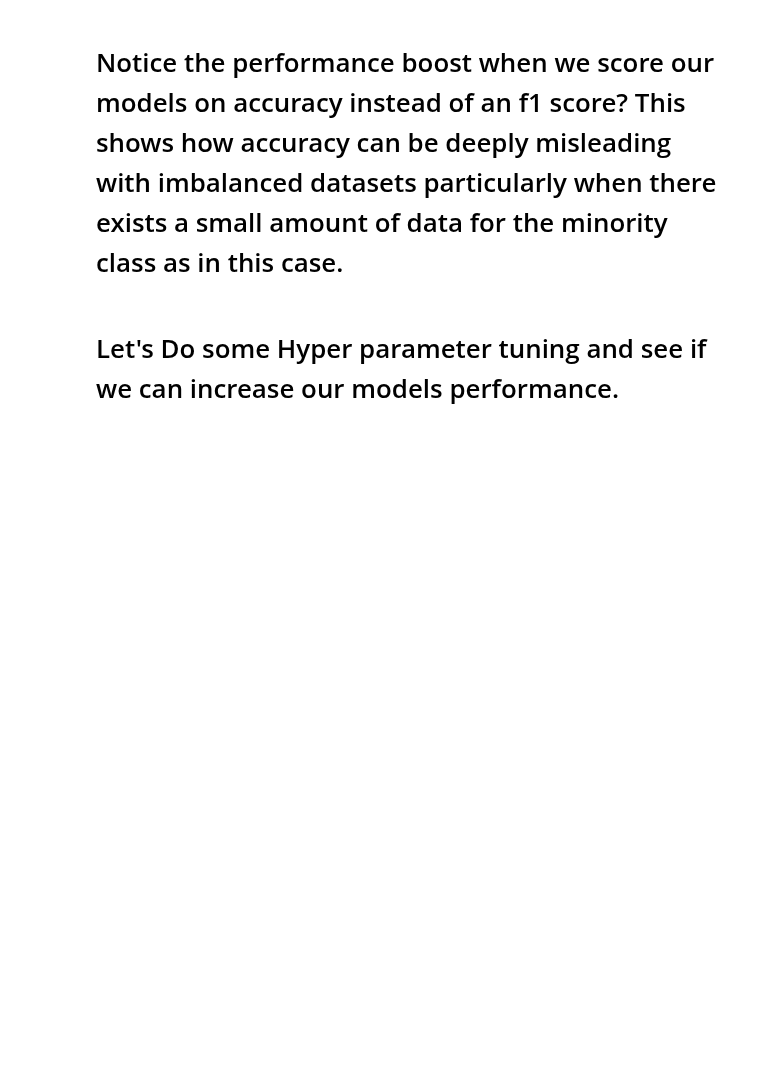
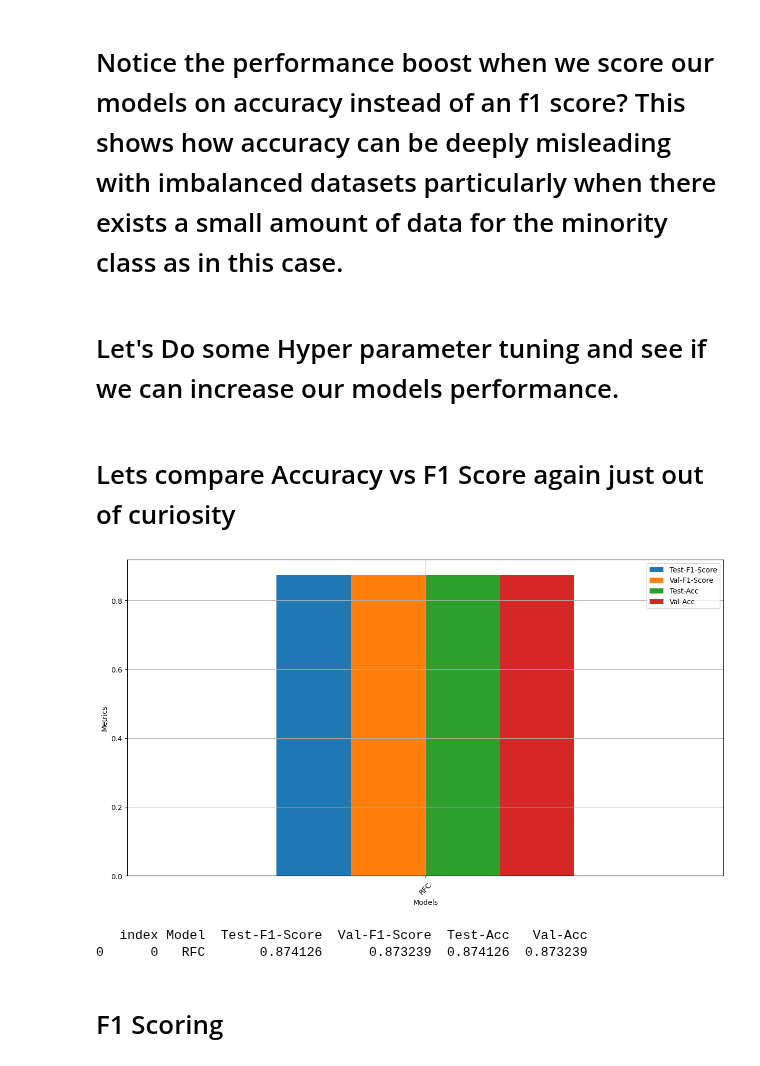
Before and after one commit to MaukanMir/Hotel-Sentiment-Analysis-Two-, a Jupyter notebook: training.ipynb, the cells around one changed output. Cells and saved outputs as stored; diff of their text form; code cells hidden in the pictures; blank space fills up the shorter version.

Commit message:
added new models

```diff
--- a/training.ipynb
+++ b/training.ipynb
@@ -439,3 +474,23 @@ sampling_model_names = [
 sampling_model = grab_selected_sampling_models(sampling_model_names)[0]
 
 X_sampled, y_sampled = sampling_model.fit_resample(X_processed, y)
+# %% [markdown]
+# Lets compare Accuracy vs F1 Score again just out of curiosity
+# %%
+params = {
+        'n_estimators': [100, 200, 300],
+        'max_depth': [None, 10, 20, 30],
+        'min_samples_split': [2, 5, 10],
+        'min_samples_leaf': [1, 2, 4]
+}
+
+model = grab_selected_models(["RFC"])[0]
+metric = make_scorer(accuracy_score)
+
+grid_search(model, X_sampled, y_sampled, params, metric, "RFC")
+# %% [output]
+[figure, added]
+   index Model  Test-F1-Score  Val-F1-Score  Test-Acc   Val-Acc
+0      0   RFC       0.874126      0.873239  0.874126  0.873239
+# %% [markdown]
+# F1 Scoring
```
Also changed, not shown: parts of 3 cells of this notebook.
